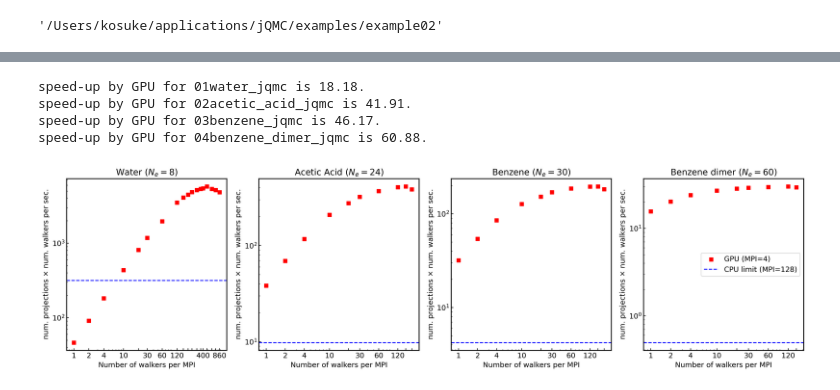
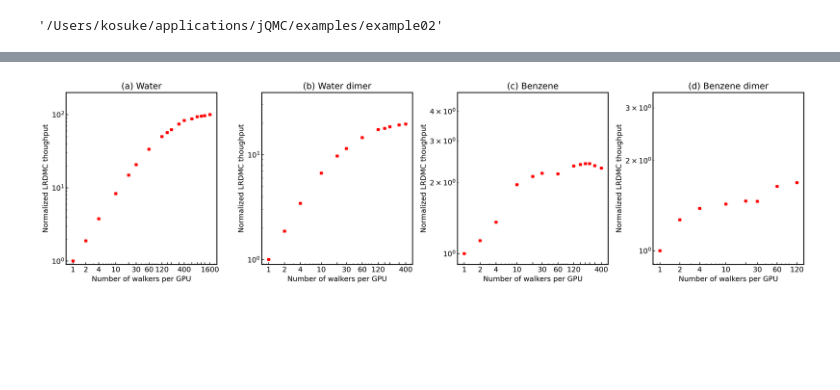
Before and after one commit to kousuke-nakano/jQMC, a Jupyter notebook: examples/example02/plot_summary.ipynb, the cells around one changed output, grey strips where cells are left out. Saved outputs shown, nothing was run; the diff lists cells and outputs as text; code cells hidden in the pictures; blank space fills up the shorter version.

```diff
--- a/examples/example02/plot_summary.ipynb
+++ b/examples/example02/plot_summary.ipynb
@@ -116,4 +96,9 @@ def read_num_nw_for_each_MPI(file):
 # %%
-mol_list = ["01water_jqmc", "02acetic_acid_jqmc", "03benzene_jqmc", "04benzene_dimer_jqmc"]
-mol_label_list = [r"Water ($N_e = 8$)", r"Acetic Acid ($N_e = 24$)", r"Benzene ($N_e = 30$)", r"Benzene dimer ($N_e = 60$)"]
-mol_label2_list = [r"Water", r"Acetic Acid", r"Benzene", r"Benzene dimer"]
+mol_list = ["01water_jqmc", "02water_dimer_jqmc", "03benzene_jqmc", "04benzene_dimer_jqmc"]
+mol_label_list = [r"(a) Water", r"(b) Water dimer", r"(c) Benzene", r"(d) Benzene dimer"]
+mol_label2_list = [r"Water", r"Water dimer", r"Benzene", r"Benzene dimer"]
+'''
+mol_list = ["01water_jqmc", "02water_dimer_jqmc", "03benzene_jqmc"]
+mol_label_list = [r"Water ($N_e = 8$)", r"Water dimer ($N_e = 16$)", r"Benzene ($N_e = 30$)"]
+mol_label2_list = [r"Water", r"Water dimer", r"Benzene"]
+'''
@@ -318,58 +254,34 @@ speed-up by GPU for 04benzene_dimer_jqmc is 33.72.
 # %%
-# plot Graph
+# plot Graph (lrdmc)
 fig = plt.figure(figsize=(4.5 * len(mol_list), 5), facecolor="white", dpi=300, tight_layout=True)
-# fig.suptitle(
-#    rf"LRDMC implemented on jQMC, benchmarked on Xeon Platinum 8490H (60 cores) $\times$ 2 + NVIDIA H100 (Hopper) $\times$ 4",
-#    fontsize=14,
-# )
-
-speed_up_jqmc_lrdmc_cpu = []
-speed_up_jqmc_lrdmc_gpu = []
-
+plot_sigma=1
 for i, mol in enumerate(mol_list):
     # plot Graph
     ax = fig.add_subplot(1, len(mol_list), i + 1)
 
     # labels
     ax.set_title(mol_label_list[i], wrap=True)
-    ax.set_xlabel("Number of walkers per MPI")
-    ax.set_ylabel(r"num. projections $\times$ num. walkers per sec.")
+    ax.set_xlabel("Number of walkers per GPU")
+    ax.set_ylabel(r"Normalized LRDMC thoughput")
     ax.set_xscale("log")
     ax.set_yscale("log")
-    # ax2.set_ylim([y_min, y_max])
 
     # GPU
-    x = summary_lrdmc[mol]["lrdmc_num_nw_for_each_MPI_gpu_np"]
-    y = summary_lrdmc[mol]["lrdmc_num_projections_num_walkers_per_sec_gpu_np"]
-    ax.scatter(x, y, color="r", marker="s", label="GPU (MPI=4)")
-    ax.axhline(
-        np.max(summary_lrdmc[mol]["lrdmc_num_projections_num_walkers_per_sec_cpu_np"]),
-        color="b",
-        ls="--",
-        label="CPU limit (MPI=128)",
-    )
-    ax.set_xticks(summary_lrdmc[mol]["lrdmc_num_nw_for_each_MPI_gpu_np"])
-    xticklabels = [str(t) for t in summary_lrdmc[mol]["lrdmc_num_nw_for_each_MPI_gpu_np"]]
+    x = summary_lrdmc[mol]["lrdmc_num_nw_np"]
+    y = summary_lrdmc[mol]["lrdmc_num_gfmc_num_walkers_per_sec_np"]/summary_lrdmc[mol]["lrdmc_num_gfmc_num_walkers_per_sec_np"][0]
+    y_mean = np.array([v.n for v in y])
+    y_std = np.array([v.s for v in y])
+    ax.errorbar(x, y_mean, yerr=y_std*plot_sigma, color="r", marker="s", markersize=4, ls="", alpha=1.0, capsize=3)
+    ax.set_xticks(summary_lrdmc[mol]["lrdmc_num_nw_np"])
+    xticklabels = [str(t) for t in summary_lrdmc[mol]["lrdmc_num_nw_np"]]
     xticklabels = [
-        "" if item in ["20", "160", "200", "240", "300", "360", "480", "600", "720"] else item for item in xticklabels
+        "" if item in ["20", "160", "200", "240", "300", "360", "480", "600", "720", "800", "1000", "1200"] else item for item in xticklabels
     ]
     ax.set_xticklabels(xticklabels)
 
-    speed_up_cpu = 1.0
-    speed_up_gpu = np.max(summary_lrdmc[mol]["lrdmc_num_projections_num_walkers_per_sec_gpu_np"]) / np.max(
-        summary_lrdmc[mol]["lrdmc_num_projections_num_walkers_per_sec_cpu_np"]
-    )
-    speed_up_jqmc_lrdmc_cpu.append(speed_up_cpu)
-    speed_up_jqmc_lrdmc_gpu.append(speed_up_gpu)
+    ax.set_ylim([0.90, np.max(y_mean) * 2.0])
 
-    print(f"speed-up by GPU for {mol} is {speed_up_gpu:.2f}.")
-
-plt.legend()
-plt.savefig(f"jqmc_LRDMC_benchmark.jpg")
+plt.savefig(f"jqmc_LRDMC_vectorization_benchmark.jpg")
 plt.show()
 # %% [output]
-speed-up by GPU for 01water_jqmc is 18.18.
-speed-up by GPU for 02acetic_acid_jqmc is 41.91.
-speed-up by GPU for 03benzene_jqmc is 46.17.
-speed-up by GPU for 04benzene_dimer_jqmc is 60.88.
-[figure, old version]
+[figure, new version]
```
Also changed, not shown: parts of 10 cells of this notebook, 5 other files.
